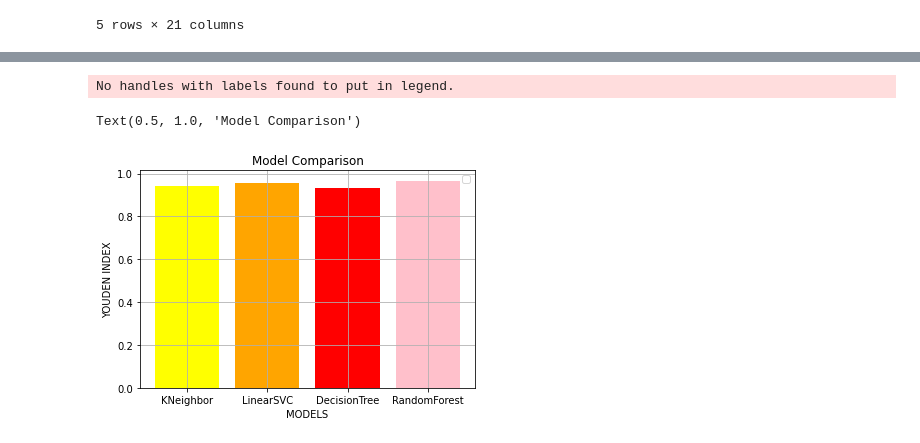
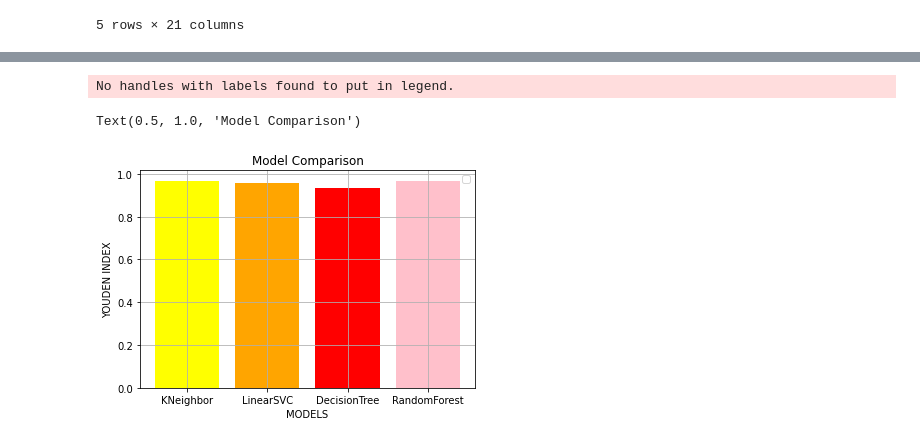
Before and after one commit to DataScienceGroup2/DataScienceExamPaper2020, a Jupyter notebook: CorrelationMatrix_and_CompareYoudenByModel.ipynb, the cells around one changed output, grey strips where cells are left out. Drawn from its saved outputs; the diff is of its cells as text; code cells hidden in the pictures.

```diff
--- a/CorrelationMatrix_and_CompareYoudenByModel.ipynb
+++ b/CorrelationMatrix_and_CompareYoudenByModel.ipynb
@@ -46,15 +46,15 @@ corr.style.background_gradient(cmap='coolwarm')
 | label | -0.337415 | 0.479539 | -0.283919 | -0.511455 | 0.066906 | 0.618916 | 0.036627 | 0.087195 | 0.490552 | 0.357499 | -0.171775 | ... |
 # %%
 x = ['KNeighbor', 'LinearSVC', 'DecisionTree', 'RandomForest']
-y = [0.94002, 0.95594, 0.93232, 0.96656]
+y = [0.96832, 0.95594, 0.93232, 0.96656]
 
 plt.bar(x, y, color=['yellow', 'orange', 'red', 'pink'])
 plt.grid(True)
 plt.xlabel('MODELS')
 plt.ylabel('YOUDEN INDEX')
 plt.legend()
 plt.title('Model Comparison')
 # %% [output]
 No handles with labels found to put in legend.
 Text(0.5, 1.0, 'Model Comparison')
-[figure, old version]
+[figure, new version]
```
Also changed, not shown: 2 other files.
